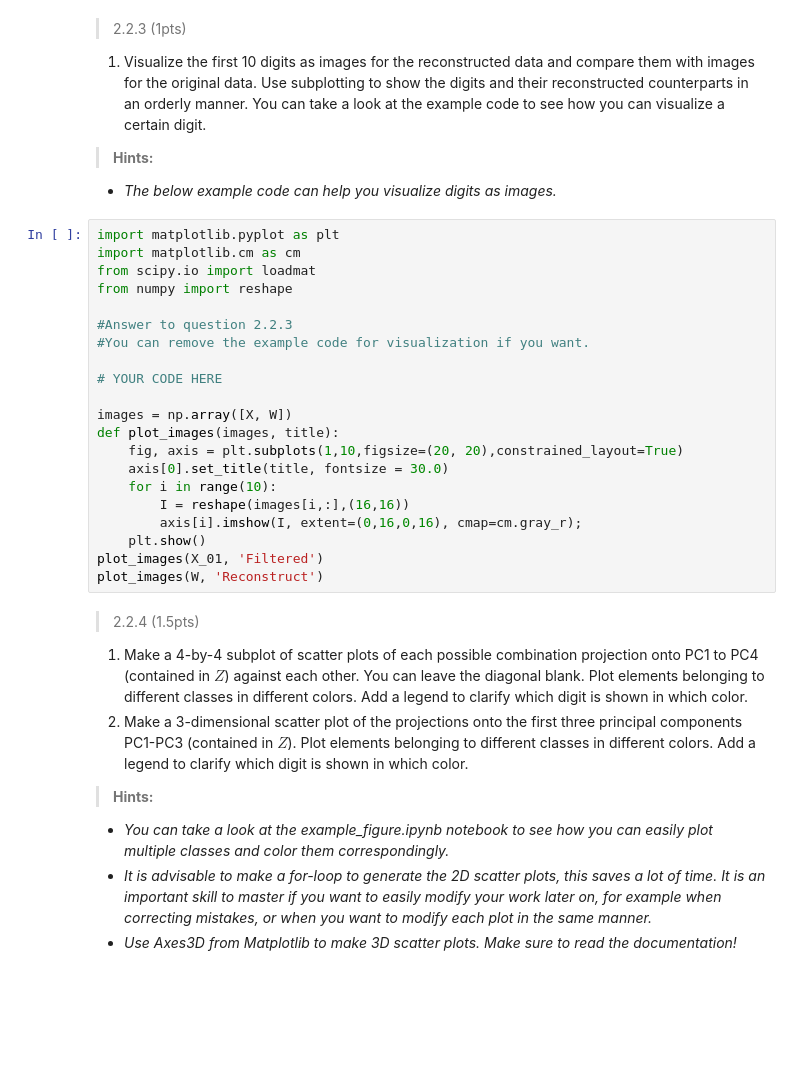
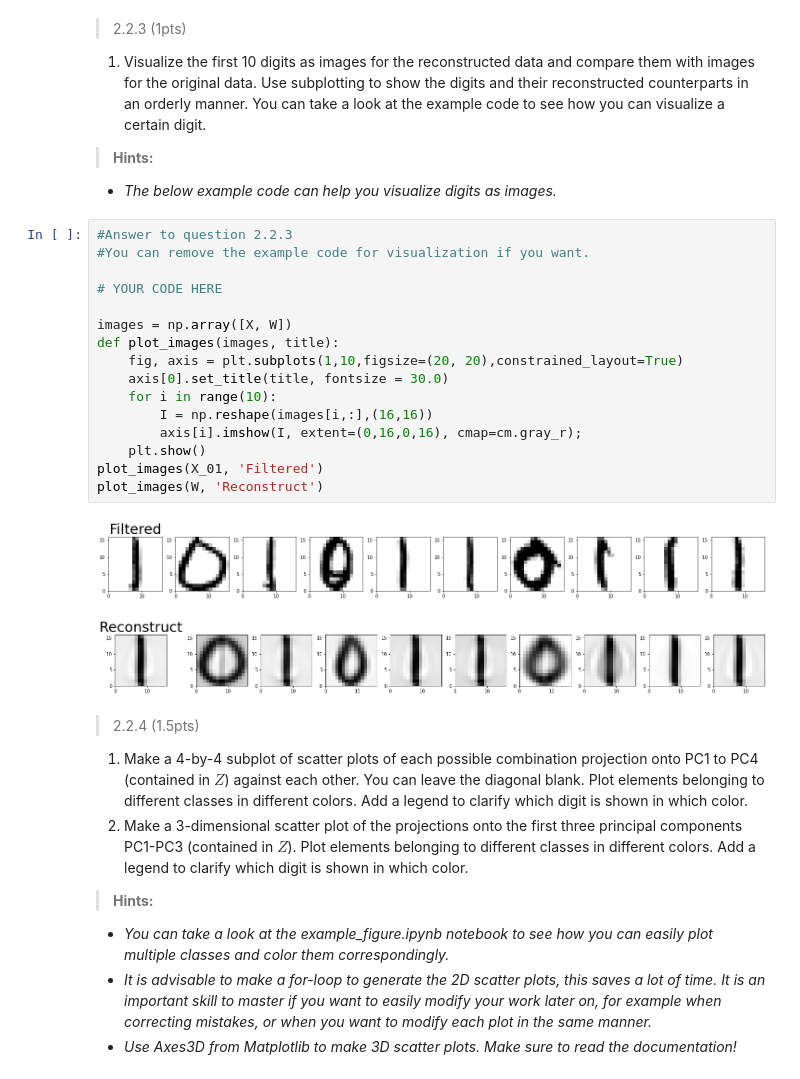
Before and after one commit to CornelisseMichael/Datamining, a Jupyter notebook: assignment_2/assignment_2/assignment_2.ipynb, the cells around one changed output. Cells and saved outputs as stored; diff of their text form; blank space fills up the shorter version.

```diff
--- a/assignment_2/assignment_2/assignment_2.ipynb
+++ b/assignment_2/assignment_2/assignment_2.ipynb
@@ -285,26 +327,24 @@ print('W is: {}'.format(W))
 > **Hints:**
 + *The below example code can help you visualize digits as images.*
 # %%
-import matplotlib.pyplot as plt
-import matplotlib.cm as cm
-from scipy.io import loadmat
-from numpy import reshape
-
 #Answer to question 2.2.3
 #You can remove the example code for visualization if you want.
 
 # YOUR CODE HERE
 
 images = np.array([X, W])
 def plot_images(images, title):
     fig, axis = plt.subplots(1,10,figsize=(20, 20),constrained_layout=True)
     axis[0].set_title(title, fontsize = 30.0)
     for i in range(10):
-        I = reshape(images[i,:],(16,16))
+        I = np.reshape(images[i,:],(16,16))
         axis[i].imshow(I, extent=(0,16,0,16), cmap=cm.gray_r);
     plt.show()
 plot_images(X_01, 'Filtered')
 plot_images(W, 'Reconstruct')
+# %% [output]
+[figure, added]
+[figure, added]
 # %% [markdown]
 > 2.2.4 (1.5pts)
 1. Make a 4-by-4 subplot of scatter plots of each possible combination projection onto PC1 to PC4 (contained in $Z$) against each other. You can leave the diagonal blank.  Plot elements belonging to different classes in different colors. Add a legend to clarify which digit is shown in which color.
```
Also changed, not shown: parts of 17 cells of this notebook.
